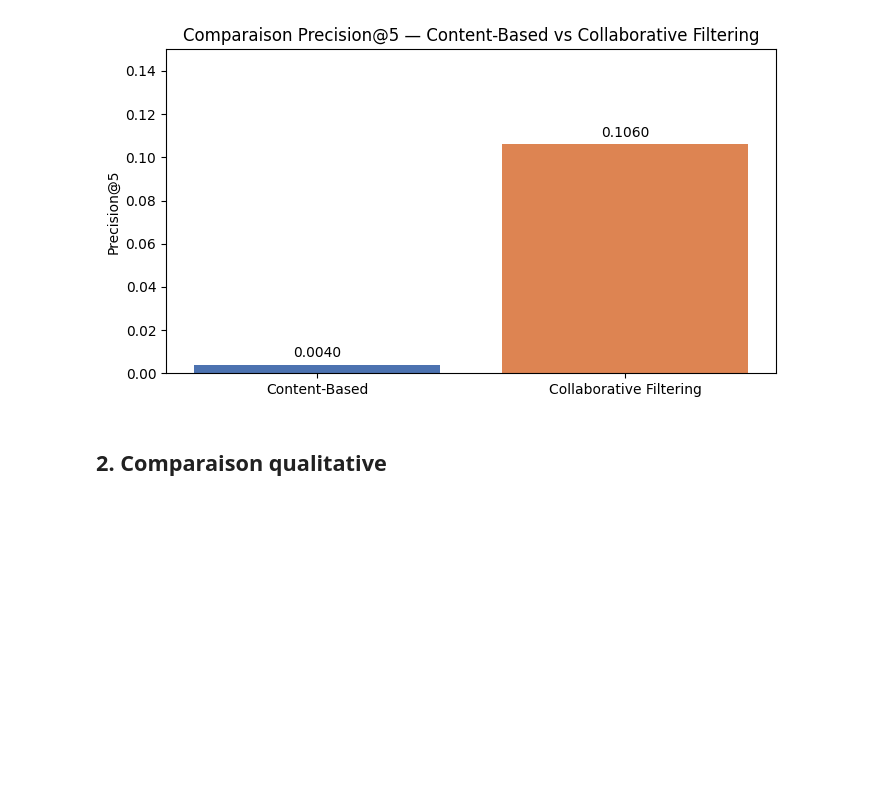
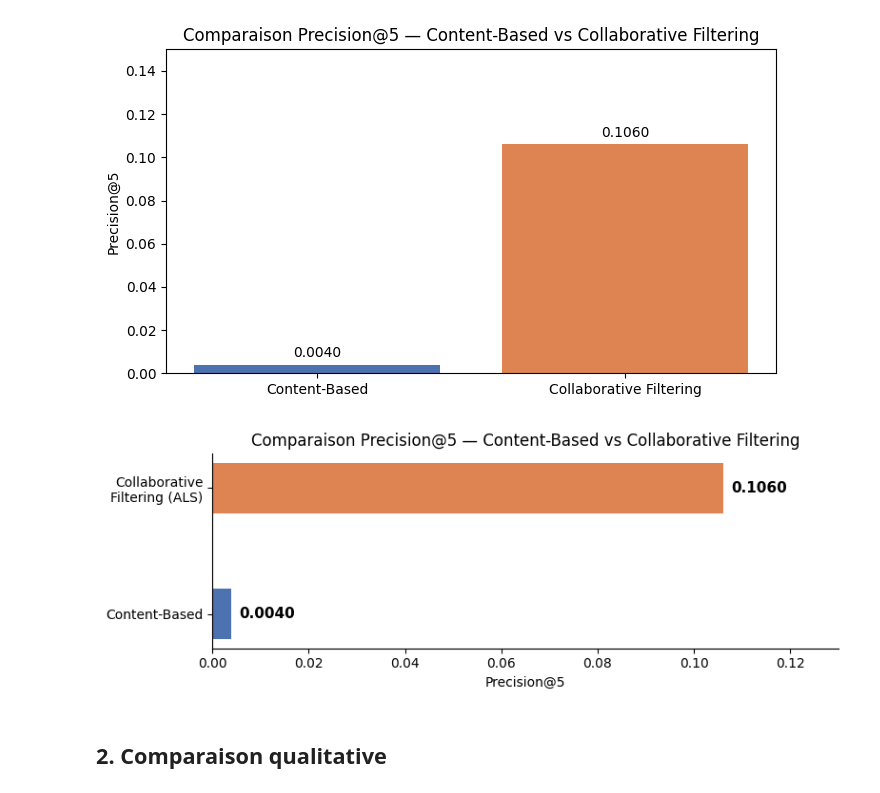
Before and after one commit to Oxelie/P10_MyContent_recommandation, a Jupyter notebook: notebooks/04_comparaison.ipynb, the cells around one changed output. Cells and saved outputs as stored; diff of their text form; code cells hidden in the pictures; blank space fills up the shorter version.

Commit message:
maj graph precision5

```diff
--- a/notebooks/04_comparaison.ipynb
+++ b/notebooks/04_comparaison.ipynb
@@ -33,6 +33,24 @@ plt.show()
           Content-Based        0.004           ~5 min
 Collaborative Filtering        0.106         ~355 min
 [figure]
+# %%
+fig, ax = plt.subplots(figsize=(8, 3))
+approches = ["Content-Based", "Collaborative\nFiltering (ALS)"]
+scores = [0.0040, 0.1060]
+colors = ["#4C72B0", "#DD8452"]
+
+bars = ax.barh(approches, scores, color=colors, height=0.4)
+ax.bar_label(bars, fmt="%.4f", padding=6, fontsize=11, fontweight="bold")
+ax.set_xlabel("Precision@5")
+ax.set_title("Comparaison Precision@5 — Content-Based vs Collaborative Filtering")
+ax.set_xlim(0, 0.13)
+ax.spines["top"].set_visible(False)
+ax.spines["right"].set_visible(False)
+plt.tight_layout()
+#plt.savefig("../presentation/comparaison_precision5.png", dpi=150, bbox_inches="tight")
+plt.show()
+# %% [output]
+[figure, added]
 # %% [markdown]
 ## 2. Comparaison qualitative
 # %%
```
